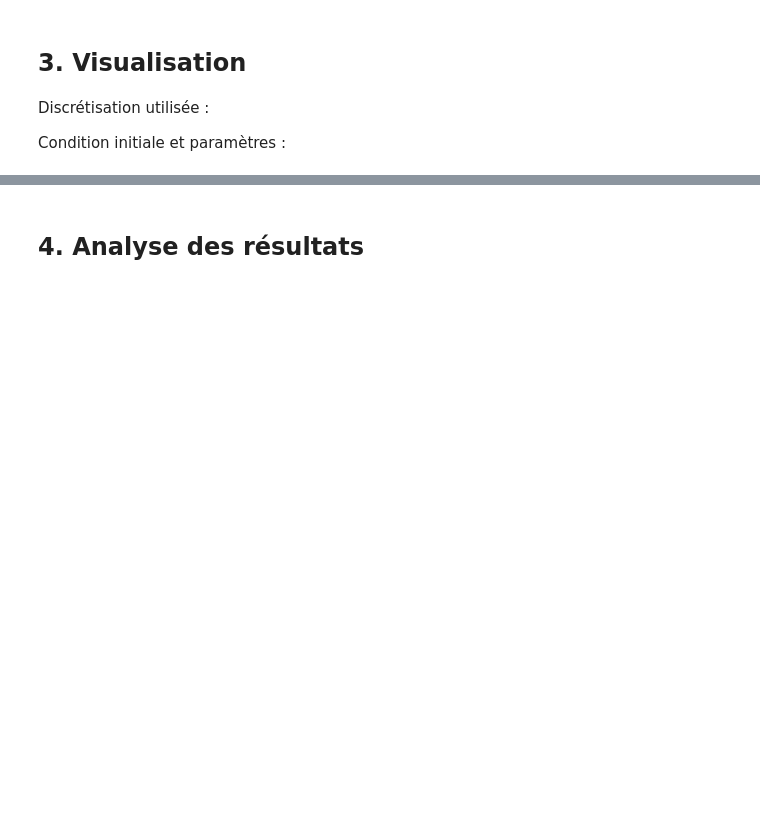
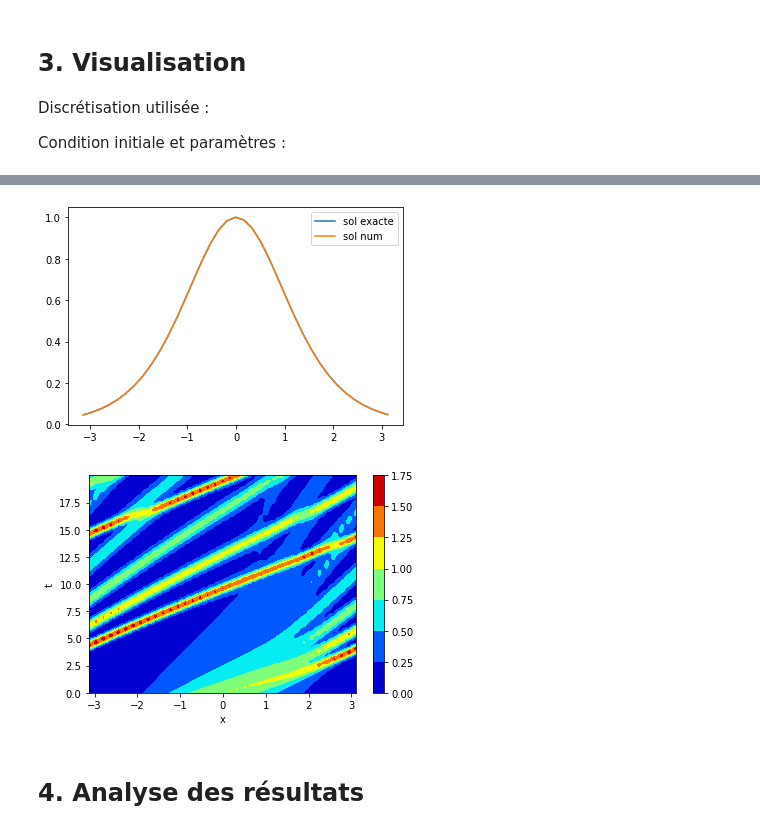
Before and after one commit to duynslaeger/projet_simulation_physique_Swift_Hohenberg, a Jupyter notebook: Rapport-KdV.ipynb, the cells around one changed output, grey strips where cells are left out. Cells and saved outputs as stored; diff of their text form; code cells hidden in the pictures; blank space fills up the shorter version.

```diff
--- a/Rapport-KdV.ipynb
+++ b/Rapport-KdV.ipynb
@@ -64,2 +146,54 @@ Condition initiale et paramètres :
+# %%
+# Leap-frog (Zabusky et Kruskal)
+un = np.zeros((Nt, N))
+un0 = A/(np.cosh(k*x)**2)
+un[0] = un0
+
+un[1] = un0
+for i in range(0,N-2):
+    un[1][i] = un[0][i] - (dt/(3*dx))*(un[0][i+1]+un[0][i]+un[0][i-1])*(un[0][i+1]-un[0][i-1]) - (dt*delta*delta/(2*dx**3))*(un[0][i+2]-2*un[0][i+1]+2*un[0][i-1]-un[0][i-2])
+un[1][N-2] = un[0][N-2] - (dt/(3*dx))*(un[1][N-1]+un[1][N-2]+un[1][N-3])*(un[1][N-1]-un[1][N-3]) - ((dt*delta*delta)/(dx**3))*(un[1][0]-2*un[1][N-1]+2*un[1][N-3]-un[1][N-4])
+un[1][N-1] = un[0][N-1] - (dt/(3*dx))*(un[1][0]+un[1][N-1]+un[1][N-2])*(un[1][0]-un[1][N-2]) - ((dt*delta*delta)/(dx**3))*(un[1][1]-2*un[1][0]+2*un[1][N-2]-un[1][N-3])
+
+for j in range(1,Nt-1):
+    for i in range(0,N-2):
+        un[j+1][i] = un[j-1][i] - (dt/(3*dx))*(un[j][i+1]+un[j][i]+un[j][i-1])*(un[j][i+1]-un[j][i-1]) - ((dt*delta*delta)/(dx**3))*(un[j][i+2]-2*un[j][i+1]+2*un[j][i-1]-un[j][i-2])
+    un[j+1][N-2] = un[j-1][N-2] - (dt/(3*dx))*(un[j][N-1]+un[j][N-2]+un[j][N-3])*(un[j][N-1]-un[j][N-3]) - ((dt*delta*delta)/(dx**3))*(un[j][0]-2*un[j][N-1]+2*un[j][N-3]-un[j][N-4])
+    un[j+1][N-1] = un[j-1][N-1] - (dt/(3*dx))*(un[j][0]+un[j][N-1]+un[j][N-2])*(un[j][0]-un[j][N-2]) - ((dt*delta*delta)/(dx**3))*(un[j][1]-2*un[j][0]+2*un[j][N-2]-un[j][N-3])
+
+time = 1
+plt.plot(x,uexact[time],label='sol exacte')
+plt.plot(x,un[time],label='sol num')
+plt.legend()
+plt.show()
+
+"""
+for n in range(0,Nt,int(Nt/100)):
+    if n==0: fig, ax = plt.subplots(figsize=(5.5,4))
+    plt.clf()
+    plt.plot(x,un[n,:])
+    plt.scatter(x,uexact[n,:])
+    plt.gca().legend(('numerique','exact'))
+    plt.gca()
+    plt.title('coucou')
+    plt.xlabel('x')
+    plt.ylabel('u')
+    plt.subplots_adjust(left=0.2)
+    plt.subplots_adjust(bottom=0.18)
+    plt.draw()
+    plt.pause(0.001)
+plt.show()
+"""
+
+
+[xx,tt]=np.meshgrid(x,t)
+plt.contourf(xx,tt,un, cmap = 'jet')
+plt.colorbar()
+plt.xlabel('x')
+plt.ylabel('t')
+plt.show()
+# %% [output]
+[figure, added]
+[figure, added]
 # %% [markdown]
 # <font size=5> 4. Analyse des résultats <br> </font>
```
Also changed, not shown: parts of 5 cells of this notebook.
